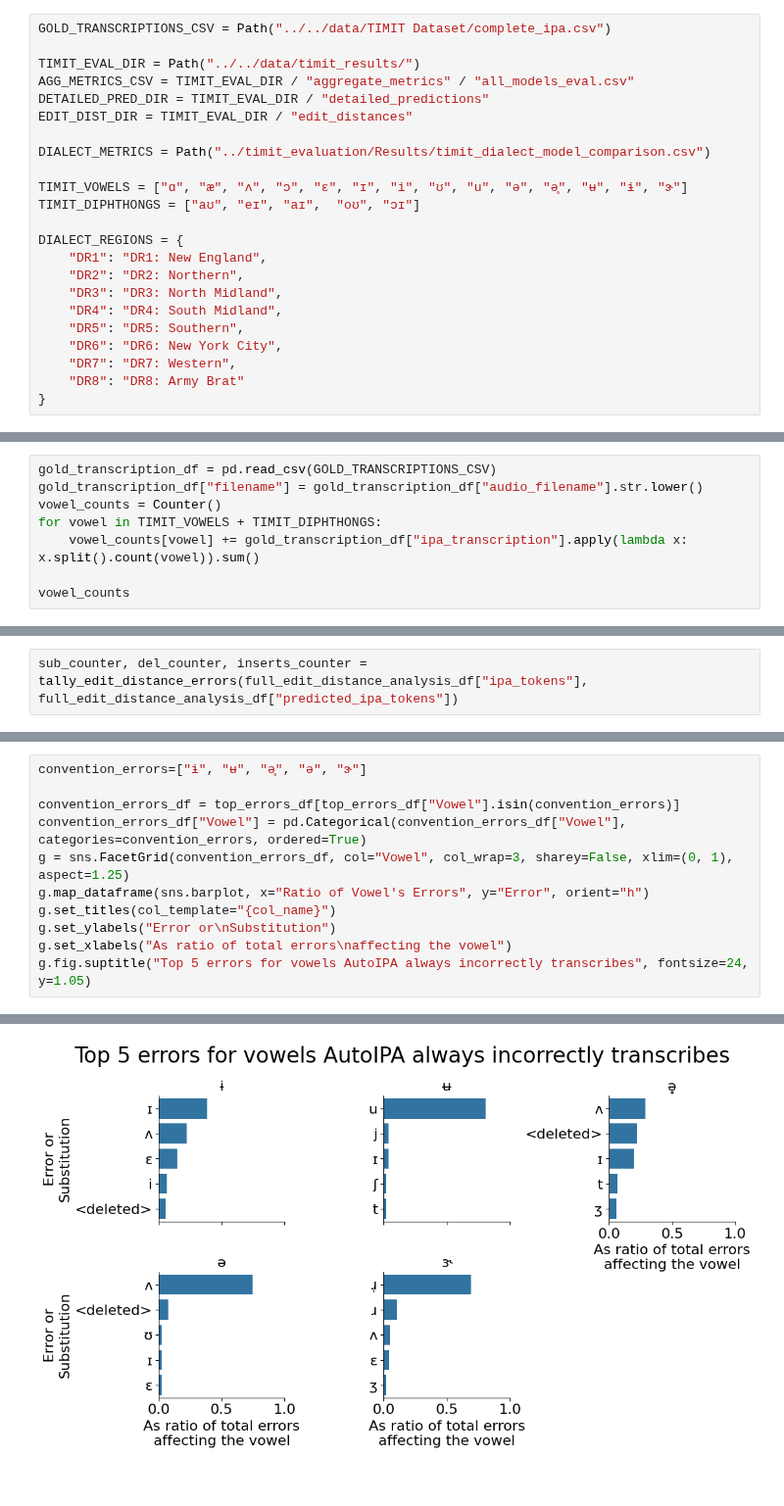
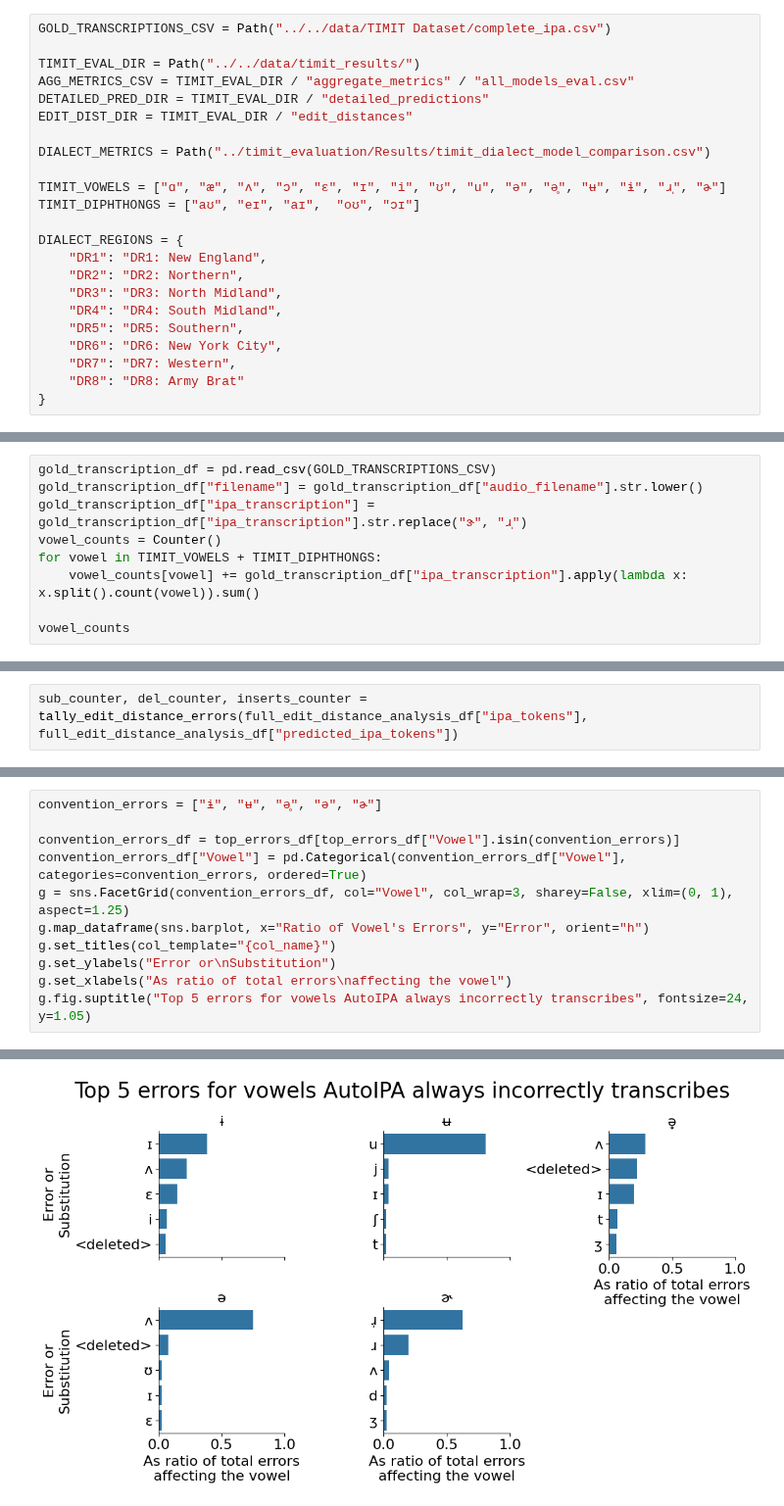
Before and after one commit to ginic/multipa, a Jupyter notebook: notebooks/amp_presentation/timit_evaluation_analysis.ipynb, the cells around one changed output, grey strips where cells are left out. Shown at 98% size. Drawn from its saved outputs; the diff is of its cells as text.

```diff
--- a/notebooks/amp_presentation/timit_evaluation_analysis.ipynb
+++ b/notebooks/amp_presentation/timit_evaluation_analysis.ipynb
@@ -27,7 +27,7 @@ EDIT_DIST_DIR = TIMIT_EVAL_DIR / "edit_distances"
 
 DIALECT_METRICS = Path("../timit_evaluation/Results/timit_dialect_model_comparison.csv")
 
-TIMIT_VOWELS = ["ɑ", "æ", "ʌ", "ɔ", "ɛ", "ɪ", "i", "ʊ", "u", "ə", "ə̥", "ʉ", "ɨ", "ɝ"]
+TIMIT_VOWELS = ["ɑ", "æ", "ʌ", "ɔ", "ɛ", "ɪ", "i", "ʊ", "u", "ə", "ə̥", "ʉ", "ɨ", "ɹ̩", "ɚ"]
 TIMIT_DIPHTHONGS = ["aʊ", "eɪ", "aɪ",  "oʊ", "ɔɪ"]
 
 DIALECT_REGIONS = {
@@ -171,6 +186,7 @@ $$ error\_rate(v) = \frac{count\_substitutions\_of(v) + count\_deletions(v)}{tot
 # %%
 gold_transcription_df = pd.read_csv(GOLD_TRANSCRIPTIONS_CSV)
 gold_transcription_df["filename"] = gold_transcription_df["audio_filename"].str.lower()
+gold_transcription_df["ipa_transcription"] = gold_transcription_df["ipa_transcription"].str.replace("ɝ", "ɹ̩")
 vowel_counts = Counter()
 for vowel in TIMIT_VOWELS + TIMIT_DIPHTHONGS:
     vowel_counts[vowel] += gold_transcription_df["ipa_transcription"].apply(lambda x: x.split().count(vowel)).sum()
@@ -398,22 +417,22 @@ display(top_errors_df.head(20))
 # %%
-convention_errors=["ɨ", "ʉ", "ə̥", "ə", "ɝ"]
+convention_errors = ["ɨ", "ʉ", "ə̥", "ə", "ɚ"]
 
 convention_errors_df = top_errors_df[top_errors_df["Vowel"].isin(convention_errors)]
 convention_errors_df["Vowel"] = pd.Categorical(convention_errors_df["Vowel"], categories=convention_errors, ordered=True)
 g = sns.FacetGrid(convention_errors_df, col="Vowel", col_wrap=3, sharey=False, xlim=(0, 1), aspect=1.25)
 g.map_dataframe(sns.barplot, x="Ratio of Vowel's Errors", y="Error", orient="h")
 g.set_titles(col_template="{col_name}")
 g.set_ylabels("Error or\nSubstitution")
 g.set_xlabels("As ratio of total errors\naffecting the vowel")
 g.fig.suptitle("Top 5 errors for vowels AutoIPA always incorrectly transcribes", fontsize=24, y=1.05)
 # %% [output]
 A value is trying to be set on a copy of a slice from a DataFrame.
 Try using .loc[row_indexer,col_indexer] = value instead
 
 See the caveats in the documentation: https://pandas.pydata.org/pandas-docs/stable/user_guide/indexing.html#returning-a-view-versus-a-copy
   convention_errors_df["Vowel"] = pd.Categorical(convention_errors_df["Vowel"], categories=convention_errors, ordered=True)
 Text(0.5, 1.05, 'Top 5 errors for vowels AutoIPA always incorrectly transcribes')
-[figure, old version]
+[figure, new version]
 # %%
 not_convention_errors = [v for v in interesting_vowels if v not in convention_errors]
 print(not_convention_errors)
```
Also changed, not shown: parts of 10 cells of this notebook, 2 other files.
